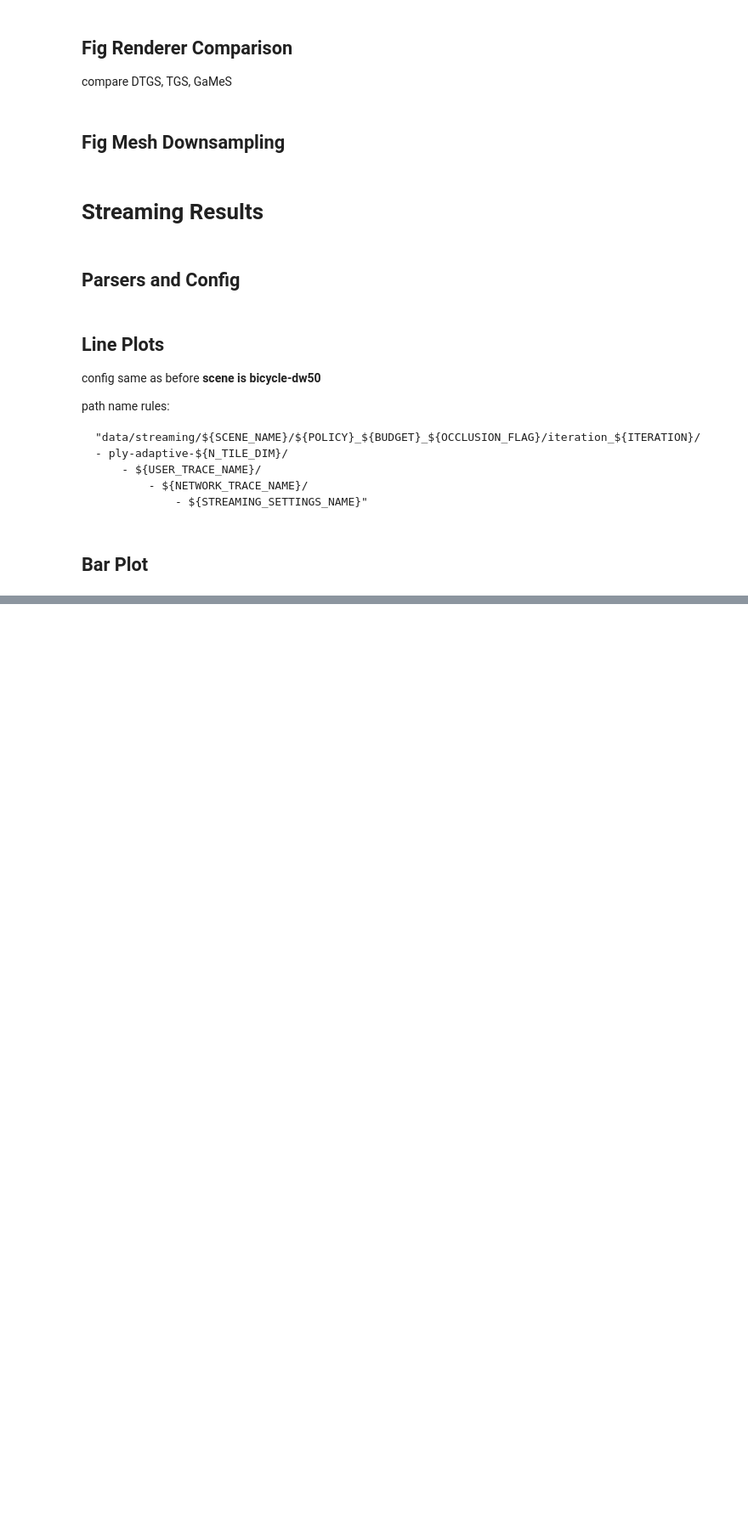
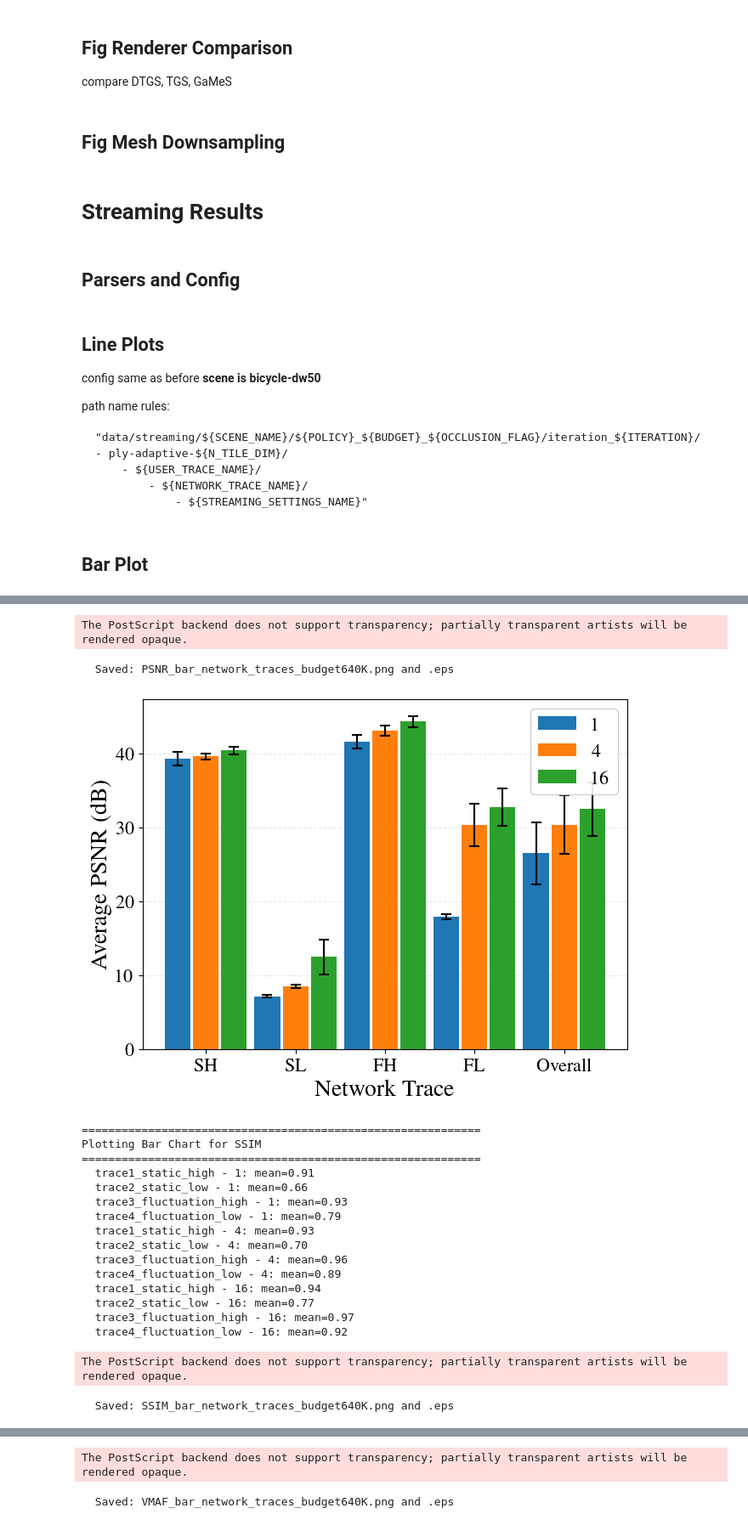
Before and after one commit to SYJINTW/mesh-splat, a Jupyter notebook: plotting.ipynb, the cells around one changed output, grey strips where cells are left out. Shown at 85% size. Saved outputs shown, nothing was run; the diff lists cells and outputs as text; code cells hidden in the pictures; blank space fills up the shorter version.

Commit message:
refine figure details

```diff
--- a/plotting.ipynb
+++ b/plotting.ipynb
@@ -1355,10 +1335,10 @@ STREAMING_CONFIG = {
 
     # Tile configurations
     'tile_configs': [
-        {'n_tile': 1, 'label': 'Adaptive-1', 'marker': 'o', 'color': color_palette[0]},
+        {'n_tile': 1, 'label': '1', 'marker': 'o', 'color': color_palette[0]},
 
-        {'n_tile': 4, 'label': 'Adaptive-4', 'marker': 's', 'color': color_palette[1]},
-        {'n_tile': 16, 'label': 'Adaptive-16', 'marker': '^', 'color': color_palette[2]},
+        {'n_tile': 4, 'label': '4', 'marker': 's', 'color': color_palette[1]},
+        {'n_tile': 16, 'label': '16', 'marker': '^', 'color': color_palette[2]},
         # {'n_tile': 2, 'label': 'Adaptive-16', 'marker': '^', 'color': color_palette[2]},
         # {'n_tile': 8, 'label': 'Adaptive-16', 'marker': '^', 'color': color_palette[2]},
 
@@ -1646,9 +1614,14 @@ def plot_streaming_bar():
         print(f"Plotting Bar Chart for {metric_key}")
         print(f"{'='*60}")
 
-        # Prepare data structure
-        x_labels = [trace.replace('trace', 'T').replace('_', ' ').title()
-                   for trace in cfg['network_traces']] + ['Overall']
+        # Prepare data structure with shorthand labels
+        trace_label_map = {
+            'trace1_static_high': 'SH',
+            'trace2_static_low': 'SL',
+            'trace3_fluctuation_high': 'FH',
+            'trace4_fluctuation_low': 'FL'
+        }
+        x_labels = [trace_label_map[trace] for trace in cfg['network_traces']] + ['Overall']
         n_groups = len(x_labels)
         n_tiles = len(cfg['tile_configs'])
 
@@ -1726,7 +1699,7 @@ def plot_streaming_bar():
         ax.set_xlabel('Network Trace', fontsize=20)
         ax.set_ylabel(f"Average {metric_info['ylabel']}", fontsize=20)
         ax.set_xticks(x_pos + (n_tiles - 1) * (bar_width + bar_btw_space) / 2)
-        ax.set_xticklabels(x_labels, rotation=15, ha='right')
+        ax.set_xticklabels(x_labels, fontsize=16)
         ax.legend(loc='best', framealpha=0.9, fontsize=16)
         ax.tick_params(labelsize=16)
         ax.grid(axis='y', alpha=0.3, linestyle='--')
@@ -1741,7 +1714,10 @@ def plot_streaming_bar():
 
         plt.show()
         plt.close()
+
+
 print("\n" + "="*60)
 print("Generating Bar Plots (1 plot per metric)")
 print("="*60)
 plot_streaming_bar()
+# %% [output]
@@ -1747,0 +1743,20 @@ plot_streaming_bar()
+The PostScript backend does not support transparency; partially transparent artists will be rendered opaque.
+  Saved: PSNR_bar_network_traces_budget640K.png and .eps
+[figure, added]
+============================================================
+Plotting Bar Chart for SSIM
+============================================================
+  trace1_static_high - 1: mean=0.91
+  trace2_static_low - 1: mean=0.66
+  trace3_fluctuation_high - 1: mean=0.93
+  trace4_fluctuation_low - 1: mean=0.79
+  trace1_static_high - 4: mean=0.93
+  trace2_static_low - 4: mean=0.70
+  trace3_fluctuation_high - 4: mean=0.96
+  trace4_fluctuation_low - 4: mean=0.89
+  trace1_static_high - 16: mean=0.94
+  trace2_static_low - 16: mean=0.77
+  trace3_fluctuation_high - 16: mean=0.97
+  trace4_fluctuation_low - 16: mean=0.92
+The PostScript backend does not support transparency; partially transparent artists will be rendered opaque.
+  Saved: SSIM_bar_network_traces_budget640K.png and .eps
@@ -1747,0 +1779,2 @@ plot_streaming_bar()
+The PostScript backend does not support transparency; partially transparent artists will be rendered opaque.
+  Saved: VMAF_bar_network_traces_budget640K.png and .eps
```
Also changed, not shown: parts of 3 cells of this notebook.
